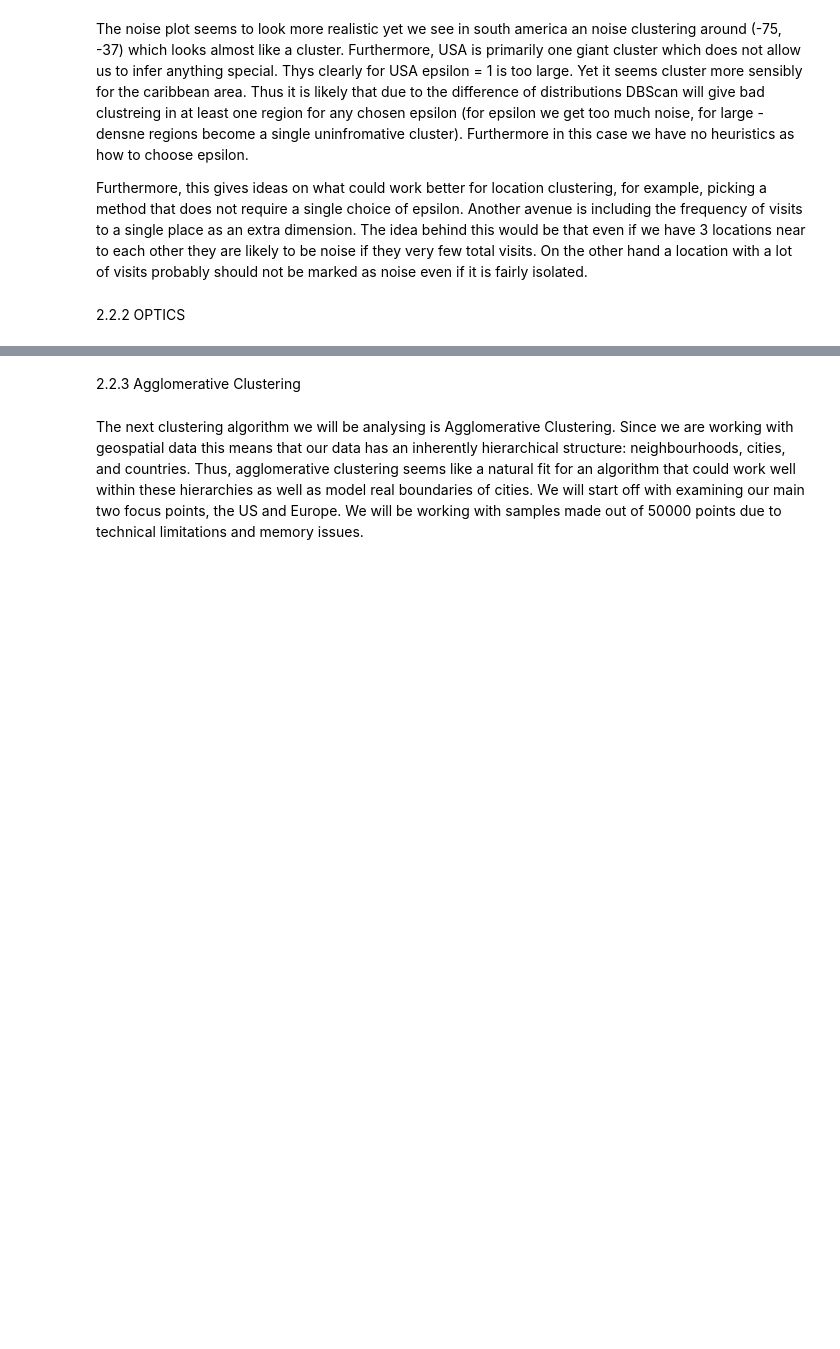
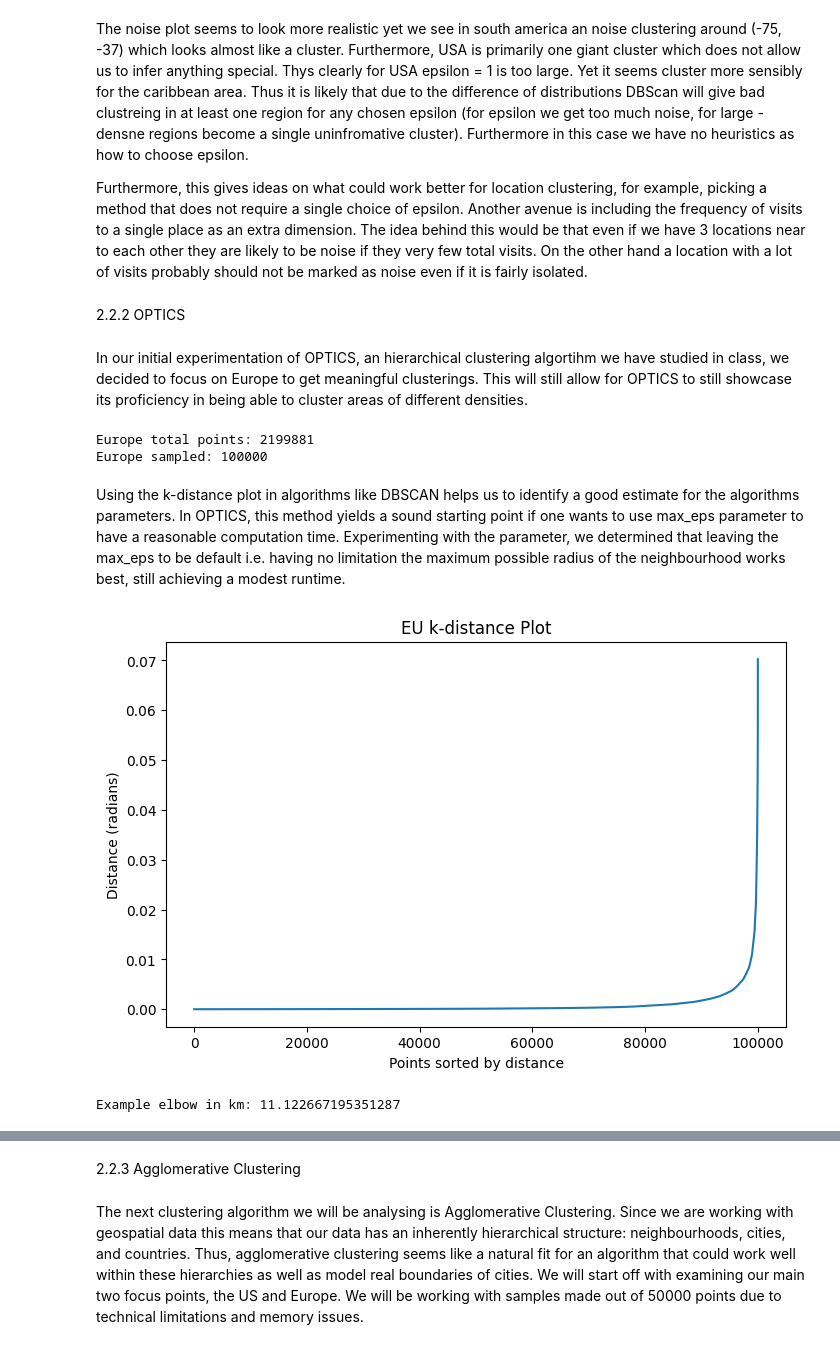
Before and after one commit to RusnacAM/Data-Mining, a Jupyter notebook: Group9_Checkpoint1.ipynb, the cells around one changed output, grey strips where cells are left out. Cells and saved outputs as stored; diff of their text form; code cells hidden in the pictures; blank space fills up the shorter version.

```diff
--- a/data_mining_project_report.ipynb
+++ b/Group9_Checkpoint1.ipynb
@@ -886,3 +887,48 @@ The noise plot seems to look more realistic yet we see in south america an noise
 Furthermore, this gives ideas on what could work better for location clustering, for example, picking a method that does not require a single choice of epsilon. Another avenue is including the frequency of visits to a single place as an extra dimension. The idea behind this would be that even if we have 3 locations near to each other they are likely to be noise if they very few total visits. On the other hand a location with a lot of visits probably should not be marked as noise even if it is fairly isolated.
 # %% [markdown]
 2.2.2 OPTICS
+# %% [markdown]
+In our initial experimentation of OPTICS, an hierarchical clustering algortihm we have studied in class, we decided to focus on Europe to get meaningful clusterings. This will still allow for OPTICS to still showcase its proficiency in being able to cluster areas of different densities.
+# %%
+eu_df = df[
+    (df["latitude"] >= 35) & (df["latitude"] <= 71) &
+    (df["longitude"] >= -10) & (df["longitude"] <= 40)
+]
+
+print("Europe total points:", len(eu_df))
+
+eu_sample = eu_df.sample(
+    n=min(100_000, len(eu_df)),
+    random_state=42
+).copy()
+
+print("Europe sampled:", len(eu_sample))
+
+eu_coords = np.radians(eu_sample[["latitude", "longitude"]].values)
+# %% [output]
+Europe total points: 2199881
+Europe sampled: 100000
+# %% [markdown]
+Using the k-distance plot in algorithms like DBSCAN helps us to identify a good estimate for the algorithms parameters. In OPTICS, this method yields a sound starting point if one wants to use max_eps parameter to have a reasonable computation time. Experimenting with the parameter, we determined that leaving the max_eps to be default i.e. having no limitation the maximum possible radius of the neighbourhood works best, still achieving a modest runtime.
+# %%
+k = 20
+
+nbrs = NearestNeighbors(n_neighbors=k, metric="haversine")
+nbrs.fit(eu_coords)
+
+distances, _ = nbrs.kneighbors(eu_coords)
+
+k_distances = np.sort(distances[:, -1])
+
+plt.figure(figsize=(8,5))
+plt.plot(k_distances)
+plt.title("EU k-distance Plot")
+plt.xlabel("Points sorted by distance")
+plt.ylabel("Distance (radians)")
+plt.show()
+
+earth_radius_km = 6371
+print("Example elbow in km:", k_distances[int(len(k_distances)*0.9)] * earth_radius_km)
+# %% [output]
+[figure, added]
+Example elbow in km: 11.122667195351287
```
Also changed, not shown: parts of 18 cells of this notebook.
